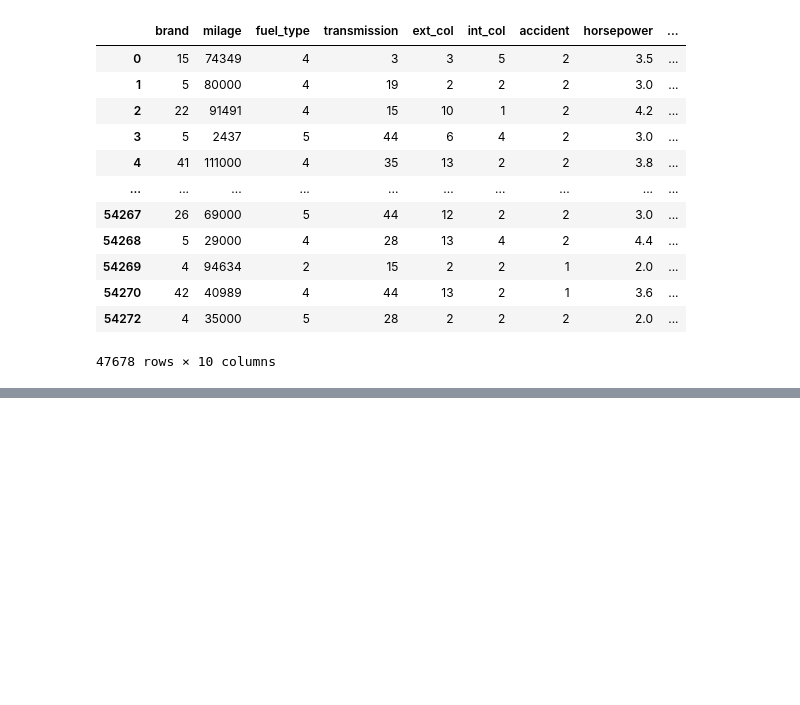
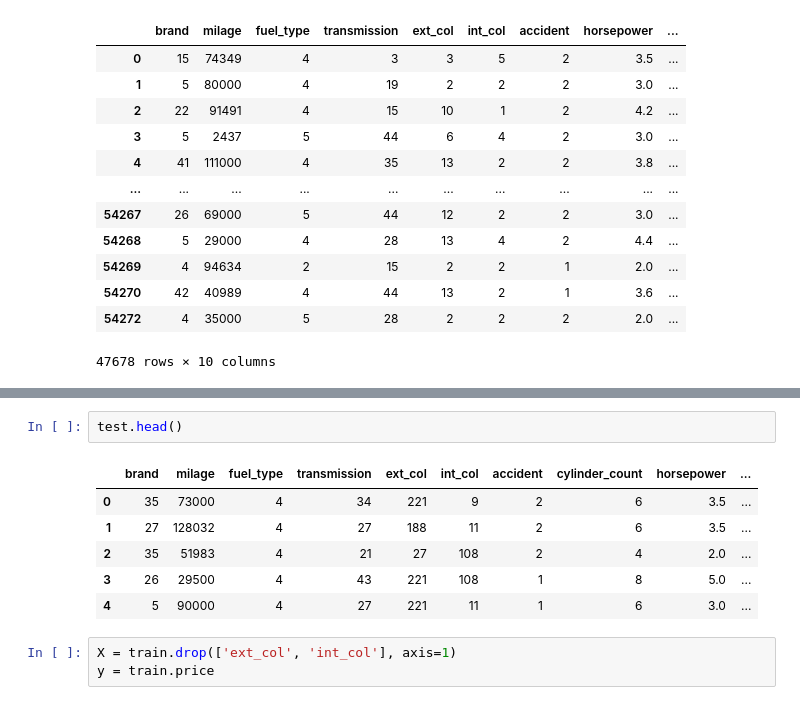
Before and after one commit to othnielche/KaggleX-Skill-Assessment-Challenge-2024, a Jupyter notebook: KaggleX challenge.ipynb, the cells around one changed output, grey strips where cells are left out. Drawn from its saved outputs; the diff is of its cells as text; blank space fills up the shorter version.

```diff
--- a/KaggleX challenge.ipynb
+++ b/KaggleX challenge.ipynb
@@ -2267,0 +2485,12 @@ X = X.drop('ext_col')
+# %%
+test.head()
+# %% [output]
+|  | brand | milage | fuel_type | transmission | ext_col | int_col | accident | cylinder_count | horsepower | ... |
+| 0 | 35 | 73000 | 4 | 34 | 221 | 9 | 2 | 6 | 3.5 | ... |
+| 1 | 27 | 128032 | 4 | 27 | 188 | 11 | 2 | 6 | 3.5 | ... |
+| 2 | 35 | 51983 | 4 | 21 | 27 | 108 | 2 | 4 | 2.0 | ... |
+| 3 | 26 | 29500 | 4 | 43 | 221 | 108 | 1 | 8 | 5.0 | ... |
+| 4 | 5 | 90000 | 4 | 27 | 221 | 11 | 1 | 6 | 3.0 | ... |
+# %%
+X = train.drop(['ext_col', 'int_col'], axis=1)
+y = train.price
```
Also changed, not shown: parts of 24 cells of this notebook.
